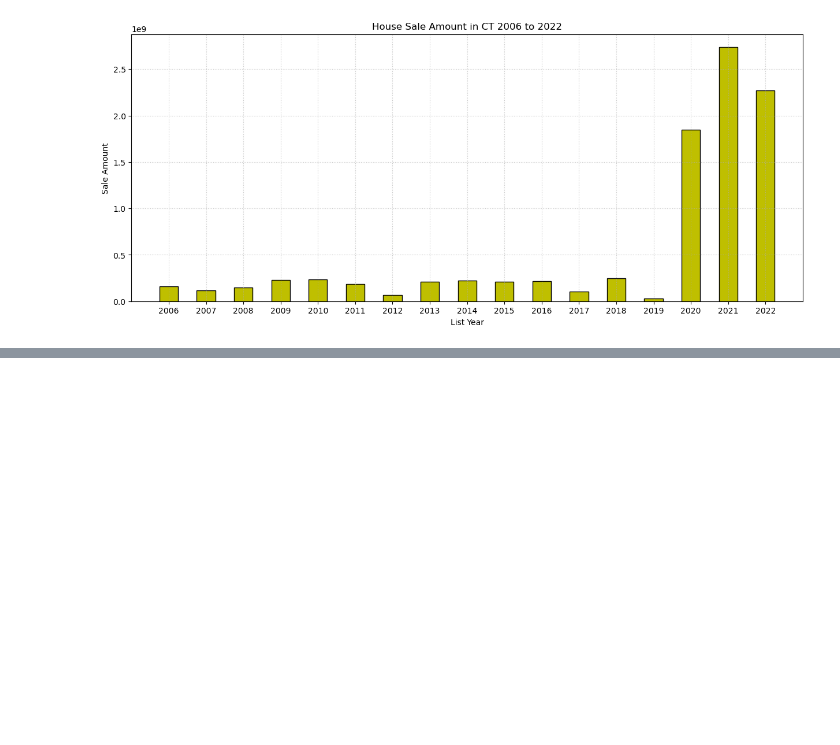
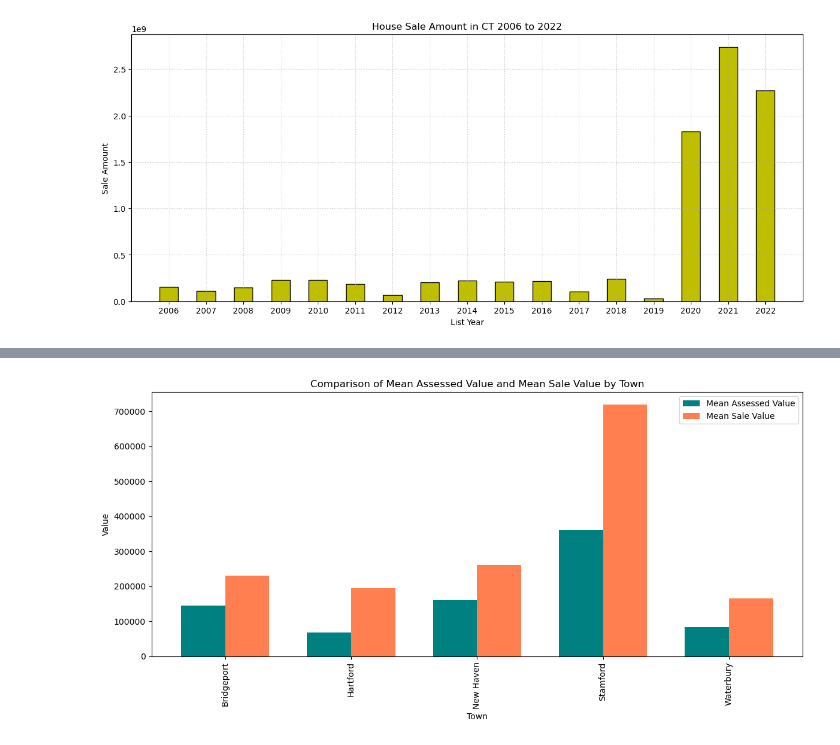
Before and after one commit to Cdenisemt/Project-1-Backup, a Jupyter notebook: Team_4_sp-Copy1.ipynb, the cells around one changed output, grey strips where cells are left out. Drawn from its saved outputs; the diff is of its cells as text; code cells hidden in the pictures; blank space fills up the shorter version.

Commit message:
merge

```diff
--- a/Team_4_sp-Copy1.ipynb
+++ b/Team_4_sp-Copy1.ipynb
@@ -224,3 +292,35 @@ sum_stat
+# %%
+# Merge the two dataframes on the 'Town' index
+merged_df = pd.merge(sum_stat_av, sum_stat_sv, left_index=True, right_index=True, suffixes=('_assessed', '_sale'))
+
+# Plotting the grouped bar chart
+fig, ax = plt.subplots(figsize=(12, 6))
+
+# Defining the bar width
+bar_width = 0.35
+
+# Create a range for the x-axis
+towns = np.arange(len(merged_df))
+
+# Plotting the bars
+ax.bar(towns - bar_width/2, merged_df['Mean Assessed Value '], width=bar_width, label='Mean Assessed Value', color='teal')
+ax.bar(towns + bar_width/2, merged_df['Mean Sale '], width=bar_width, label='Mean Sale Value', color='coral')
+
+# Add labels and title
+ax.set_xlabel('Town')
+ax.set_ylabel('Value')
+ax.set_title('Comparison of Mean Assessed Value and Mean Sale Value by Town')
+ax.set_xticks(towns)
+ax.set_xticklabels(merged_df.index, rotation=90)
+
+# Adding a legend
+ax.legend()
+
+# Show the plot
+plt.tight_layout()
+plt.show()
+# %% [output]
+[figure, added]
 # %%
 #Visualize data/trend for house price
 # %%
```
Also changed, not shown: parts of 7 cells of this notebook.
